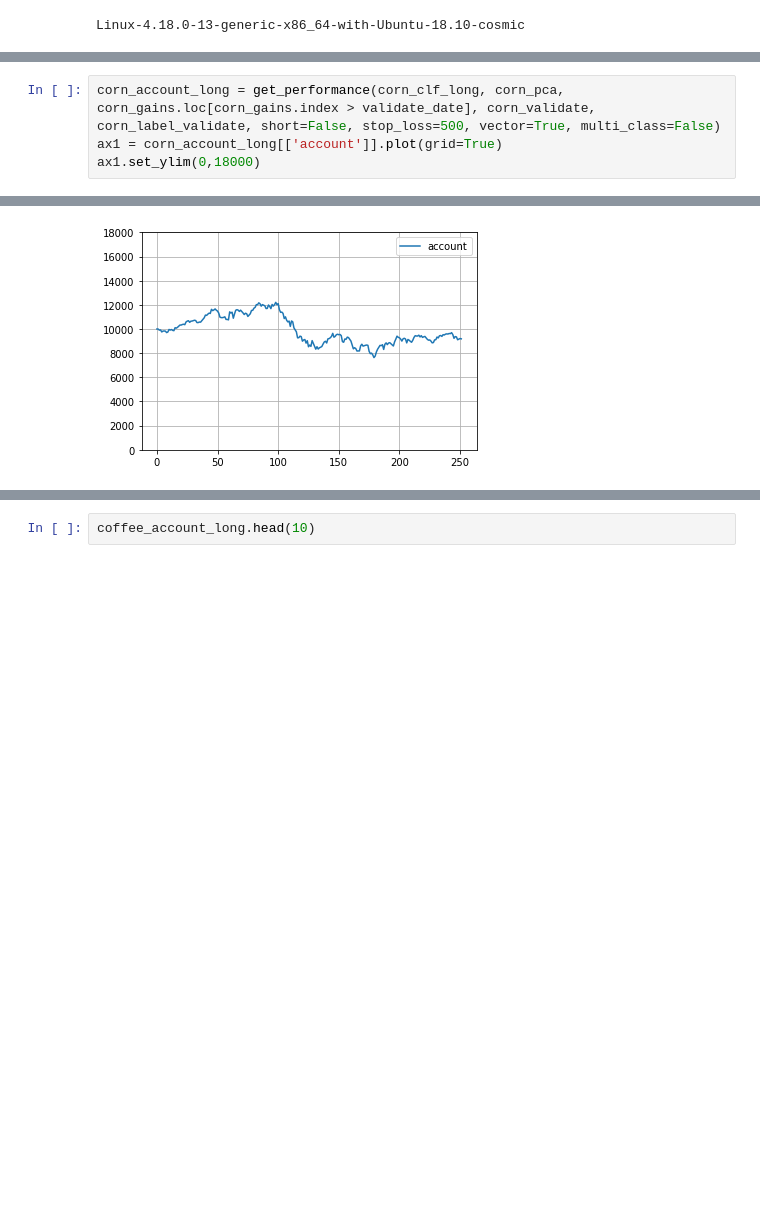
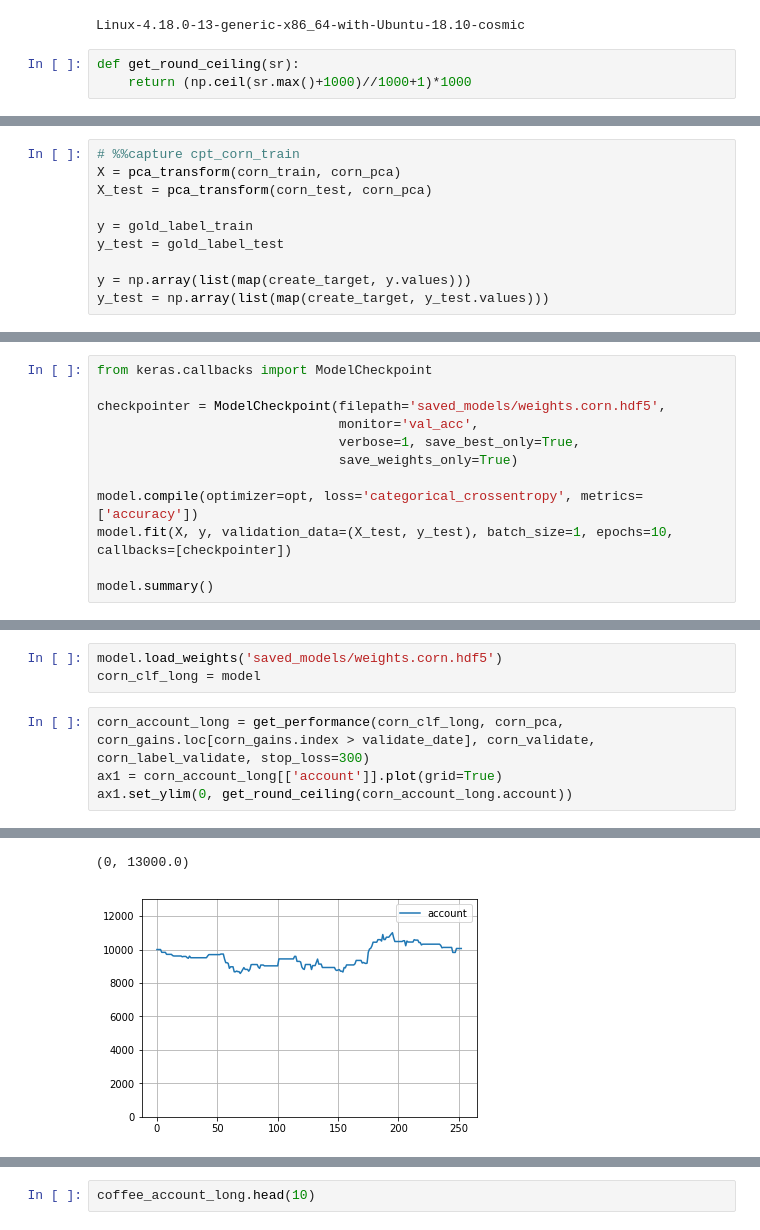
Before and after one commit to IzidoroBaltazar/MachineLearningEngineer, a Jupyter notebook: capstone_project/trading_project.ipynb, the cells around one changed output, grey strips where cells are left out. Saved outputs shown, nothing was run; the diff lists cells and outputs as text; blank space fills up the shorter version.

Commit message:
[FEATURE] reshaped keras training

```diff
--- a/capstone_project/trading_project.ipynb
+++ b/capstone_project/trading_project.ipynb
@@ -596,3 +610,6 @@ if platform.system() == 'Darwin':
     os.environ['KMP_DUPLICATE_LIB_OK']='True'
 # %% [output]
 Linux-4.18.0-13-generic-x86_64-with-Ubuntu-18.10-cosmic
+# %%
+def get_round_ceiling(sr):
+    return (np.ceil(sr.max()+1000)//1000+1)*1000
@@ -915,0 +857,10 @@ array([[<matplotlib.axes._subplots.AxesSubplot object at 0x...>,
+# %%
+# %%capture cpt_corn_train
+X = pca_transform(corn_train, corn_pca)
+X_test = pca_transform(corn_test, corn_pca)
+
+y = gold_label_train
+y_test = gold_label_test
+
+y = np.array(list(map(create_target, y.values)))
+y_test = np.array(list(map(create_target, y_test.values)))
@@ -961,0 +903,12 @@ _________________________________________________________________
+# %%
+from keras.callbacks import ModelCheckpoint
+
+checkpointer = ModelCheckpoint(filepath='saved_models/weights.corn.hdf5',
+                               monitor='val_acc',
+                               verbose=1, save_best_only=True,
+                               save_weights_only=True)
+
+model.compile(optimizer=opt, loss='categorical_crossentropy', metrics=['accuracy'])
+model.fit(X, y, validation_data=(X_test, y_test), batch_size=1, epochs=10, callbacks=[checkpointer])
+
+model.summary()
@@ -962,5 +933,8 @@ _________________________________________________________________
+# %%
+model.load_weights('saved_models/weights.corn.hdf5')
+corn_clf_long = model
 # %%
-corn_account_long = get_performance(corn_clf_long, corn_pca, corn_gains.loc[corn_gains.index > validate_date], corn_validate, corn_label_validate, short=False, stop_loss=500, vector=True, multi_class=False)
+corn_account_long = get_performance(corn_clf_long, corn_pca, corn_gains.loc[corn_gains.index > validate_date], corn_validate, corn_label_validate, stop_loss=300)
 ax1 = corn_account_long[['account']].plot(grid=True)
-ax1.set_ylim(0,18000)
+ax1.set_ylim(0, get_round_ceiling(corn_account_long.account))
 # %% [output]
@@ -968,4 +958,5 @@ ax1.set_ylim(0,18000)
+(0, 13000.0)
-[figure, old version]
+[figure, new version]
 # %%
 corn_account_long[corn_account_long['long'] == 1].gains.sum()
 # %% [output]
```
Also changed, not shown: parts of 59 cells of this notebook, 2 other files.
